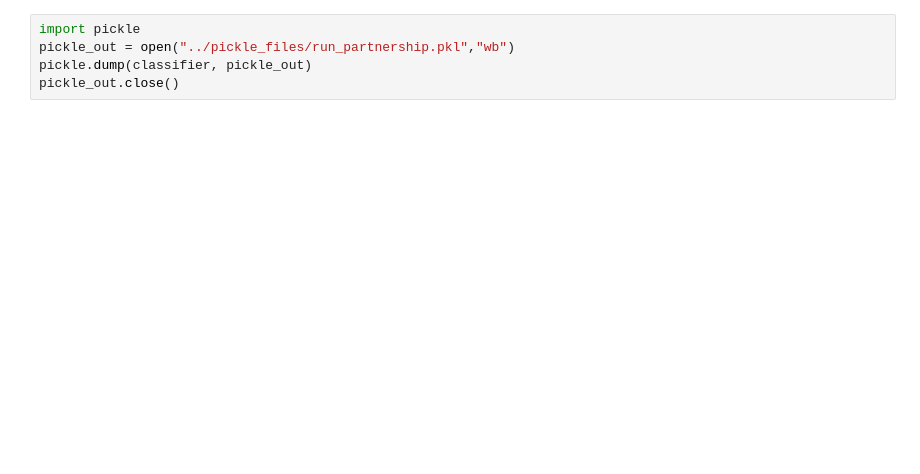
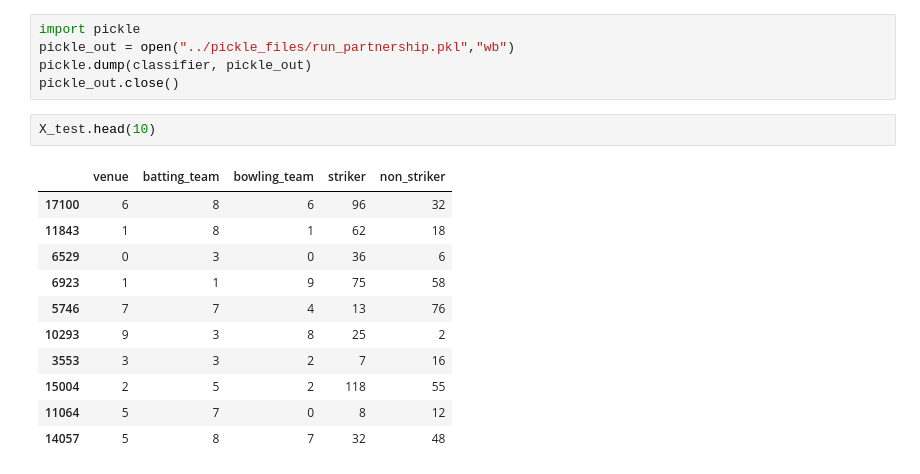
Before and after one commit to NancyPatel11/Data-Mining-Course-Project-3, a Jupyter notebook: code_files/partnership_prediction.ipynb, the cells around one changed output. Cells and saved outputs as stored; diff of their text form; blank space fills up the shorter version.

```diff
--- a/code_files/partnership_prediction.ipynb
+++ b/code_files/partnership_prediction.ipynb
@@ -653,3 +645,17 @@ import pickle
 pickle_out = open("../pickle_files/run_partnership.pkl","wb")
 pickle.dump(classifier, pickle_out)
 pickle_out.close()
+# %%
+X_test.head(10)
+# %% [output]
+|  | venue | batting_team | bowling_team | striker | non_striker |
+| 17100 | 6 | 8 | 6 | 96 | 32 |
+| 11843 | 1 | 8 | 1 | 62 | 18 |
+| 6529 | 0 | 3 | 0 | 36 | 6 |
+| 6923 | 1 | 1 | 9 | 75 | 58 |
+| 5746 | 7 | 7 | 4 | 13 | 76 |
+| 10293 | 9 | 3 | 8 | 25 | 2 |
+| 3553 | 3 | 3 | 2 | 7 | 16 |
+| 15004 | 2 | 5 | 2 | 118 | 55 |
+| 11064 | 5 | 7 | 0 | 8 | 12 |
+| 14057 | 5 | 8 | 7 | 32 | 48 |
```
Also changed, not shown: parts of 15 cells of this notebook, 5 other files.
